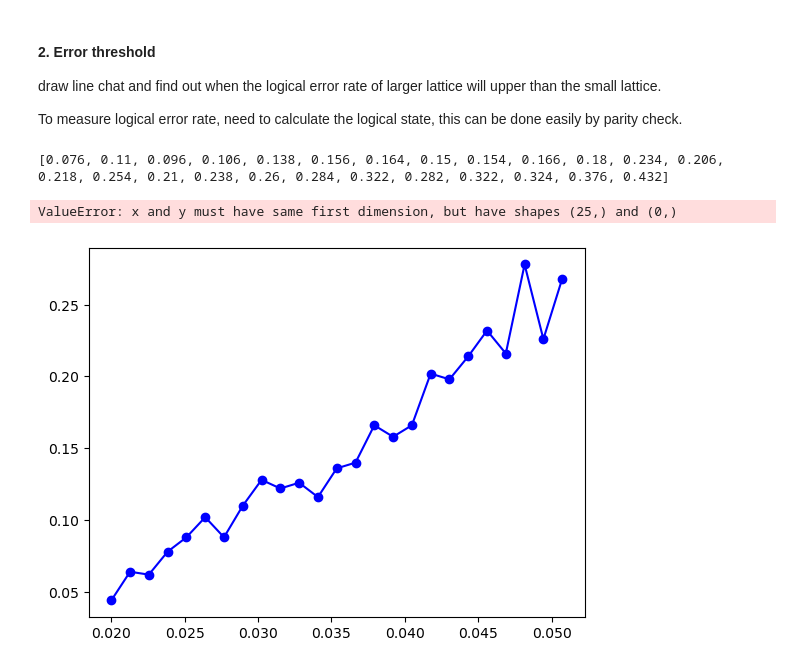
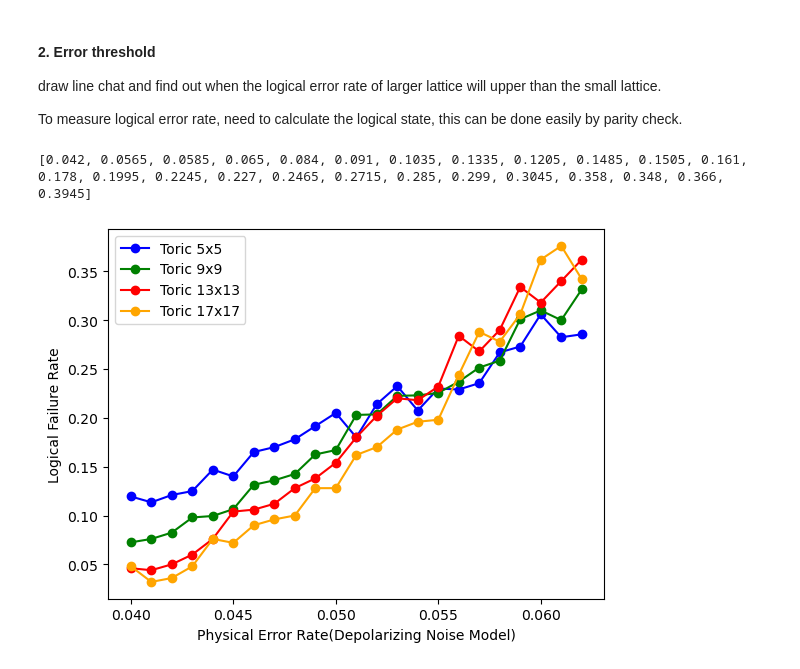
Before and after one commit to Winfred666/SurfaceCode-MWPMDecoder, a Jupyter notebook: testbench/visualizer.ipynb, the cells around one changed output. Cells and saved outputs as stored; diff of their text form; code cells hidden in the pictures.

```diff
--- a/testbench/visualizer.ipynb
+++ b/testbench/visualizer.ipynb
@@ -201,20 +201,0 @@ def check_error(error_g,correct_g):
-# %%
-p_x = np.arange(0.02,0.02+0.032,0.032/25,dtype=float)
-pymatch_errrate_5 = [0.044, 0.064, 0.062, 0.078, 0.088, 0.102, 0.088, 0.11, 0.128, 0.122, 0.126, 0.116, 0.136, 0.14, 0.166, 0.158, 0.166, 0.202, 0.198, 0.214, 0.232, 0.216, 0.278, 0.226, 0.268]
-
-pymatch_errrate_11 = [0.076, 0.11, 0.096, 0.106, 0.138, 0.156, 0.164, 0.15, 0.154, 0.166, 0.18, 0.234, 0.206, 0.218, 0.254, 0.21, 0.238, 0.26, 0.284, 0.322, 0.282, 0.322, 0.324, 0.376, 0.432]
-# this is place to record error threshold data of pymatching
-pymatch_errrate_17 = []
-
-
-for ii in range(0,test_batches):
-    error_num = 0
-    for i in range(0,test_num):
-        test_content = testset_list[ii][i]
-        result_content = resultset_list[ii][i]
-        if(check_error(test_content["error_z"],result_content["correct_z"])):
-            error_num+=1
-    pymatch_errrate_17.append(error_num/test_num)
-print(pymatch_errrate_17)
-# %% [output]
-[0.076, 0.11, 0.096, 0.106, 0.138, 0.156, 0.164, 0.15, 0.154, 0.166, 0.18, 0.234, 0.206, 0.218, 0.254, 0.21, 0.238, 0.26, 0.284, 0.322, 0.282, 0.322, 0.324, 0.376, 0.432]
@@ -221,24 +206,44 @@ print(pymatch_errrate_17)
+# %%
+p_x = np.arange(0.04,0.04+0.025,0.025/25,dtype=float)
+# p_x = get_z_errorrate(p_x)
+pymatch_errrate_5 = [0.1195, 0.1135, 0.121, 0.125, 0.147, 0.14, 0.165, 0.17, 0.178, 0.1915, 0.205, 0.18, 0.214, 0.2325, 0.2075, 0.23, 0.229, 0.2355, 0.267, 0.273, 0.306, 0.2825, 0.2855, 0.311, 0.3225]
+pymatch_errrate_9 = [0.0725, 0.076, 0.0825, 0.098, 0.0995, 0.1065, 0.1315, 0.136, 0.1425, 0.1625, 0.167, 0.203, 0.2035, 0.2225, 0.223, 0.2255, 0.237, 0.2515, 0.2585, 0.301, 0.31, 0.3, 0.3315, 0.3235, 0.363]
+# this is place to record error threshold data of pymatching
+pymatch_errrate_13 = [0.042, 0.0565, 0.0585, 0.065, 0.084, 0.091, 0.1035, 0.1335, 0.1205, 0.1485, 0.1505, 0.161, 0.178, 0.1995, 0.2245, 0.227, 0.2465, 0.2715, 0.285, 0.299, 0.3045, 0.358, 0.348, 0.366, 0.3945]
+
+pymatch_errrate_17 = [0.048, 0.032, 0.036, 0.048, 0.076, 0.072, 0.09, 0.096, 0.1, 0.128, 0.128, 0.162, 0.17, 0.188, 0.196, 0.198, 0.244, 0.288, 0.278, 0.306, 0.362, 0.376, 0.342, 0.398, 0.416]
+temp=[]
+for ii in range(0,test_batches):
+    error_num = 0
+    for i in range(0,test_num):
+        test_content = testset_list[ii][i]
+        result_content = resultset_list[ii][i]
+        if(check_error(test_content["error_z"],result_content["correct_z"])):
+            error_num+=1
+    temp.append(error_num/test_num)
+print(temp)
+# %% [output]
+[0.042, 0.0565, 0.0585, 0.065, 0.084, 0.091, 0.1035, 0.1335, 0.1205, 0.1485, 0.1505, 0.161, 0.178, 0.1995, 0.2245, 0.227, 0.2465, 0.2715, 0.285, 0.299, 0.3045, 0.358, 0.348, 0.366, 0.3945]
 # %%
 import matplotlib.pyplot as plt
 
 # Create a figure and axis
 fig, ax = plt.subplots()
 # Plot the lines
-ax.plot(p_x, pymatch_errrate_5, label='Toric 5x5', color='blue', marker='o')
-ax.plot(p_x, pymatch_errrate_11, label='Toric 11x11', color='green', marker='o')
-ax.plot(p_x, pymatch_errrate_17, label='Toric 17x17', color='red', marker='o')
-ax.plot(p_x, pymatch_errrate_23, label='y = 23x23', color='orange', marker='o')
+ax.plot(p_x[:-2], pymatch_errrate_5[:-2], label='Toric 5x5', color='blue', marker='o')
+ax.plot(p_x[:-2], pymatch_errrate_9[:-2], label='Toric 9x9', color='green', marker='o')
+ax.plot(p_x[:-2], pymatch_errrate_13[:-2], label='Toric 13x13', color='red', marker='o')
+ax.plot(p_x[:-2], pymatch_errrate_17[:-2], label='Toric 17x17', color='orange', marker='o')
 
 # Add a title and labels
 # ax.set_title('Multiple Line Chart Example')
 ax.set_xlabel('Physical Error Rate(Depolarizing Noise Model)')
 ax.set_ylabel('Logical Failure Rate')
 
 # Add a legend
 ax.legend()
 
 # Show the plot
 plt.show()
 # %% [output]
-ValueError: x and y must have same first dimension, but have shapes (25,) and (0,)
-[figure, old version]
+[figure, new version]
```
Also changed, not shown: parts of 5 cells of this notebook, 6 other files.
